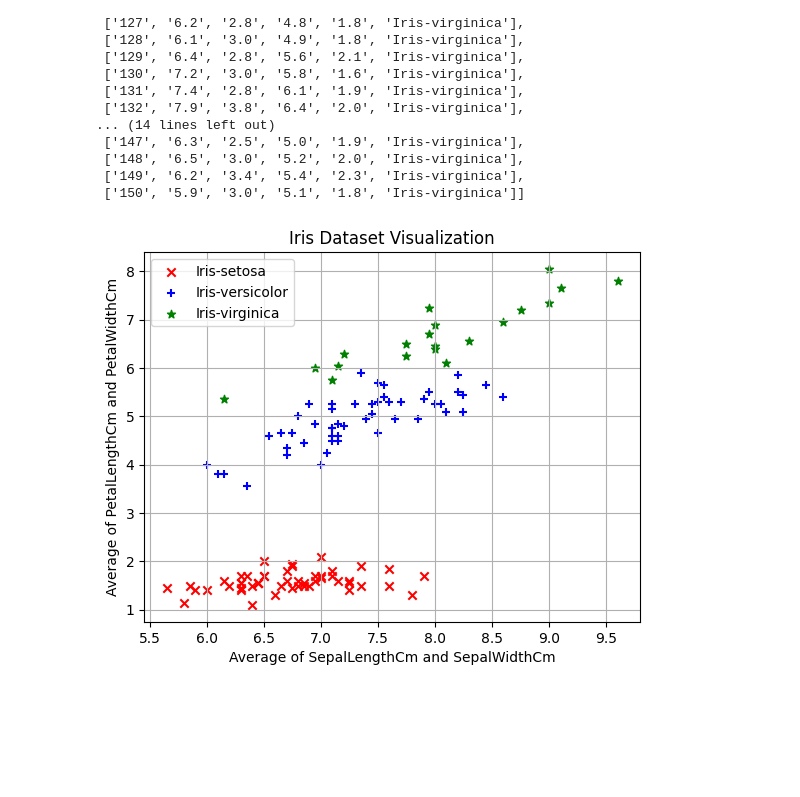
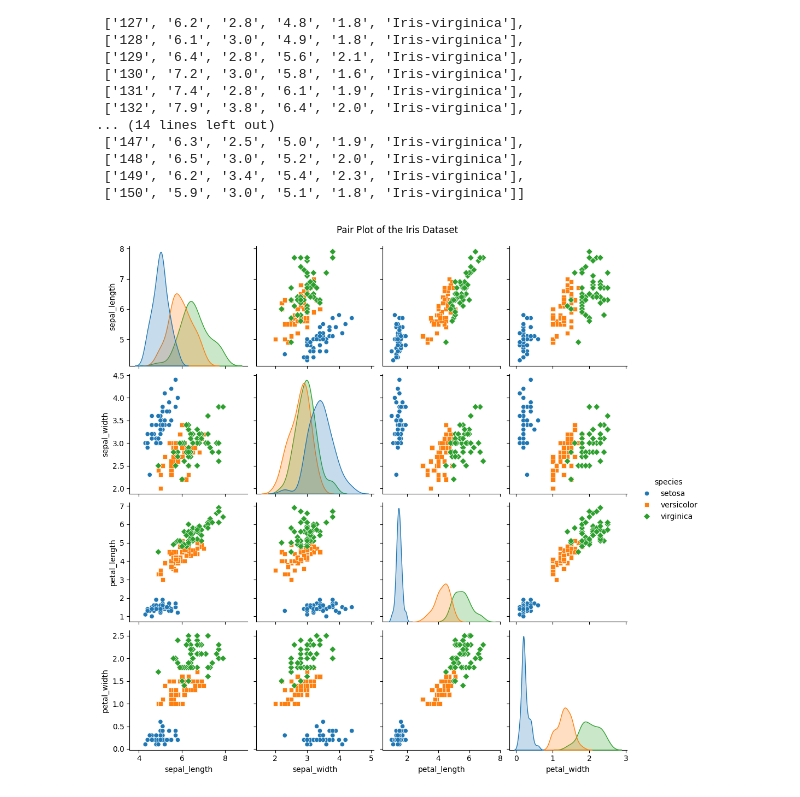
Before and after one commit to SuzaanAhmed/AAIML, a Jupyter notebook: knn_algo.ipynb, the cells around one changed output. Saved outputs shown, nothing was run; the diff lists cells and outputs as text; code cells hidden in the pictures; blank space fills up the shorter version.

```diff
--- a/knn_algo.ipynb
+++ b/knn_algo.ipynb
@@ -62,38 +63,16 @@ test_data
  ['149', '6.2', '3.4', '5.4', '2.3', 'Iris-virginica'],
  ['150', '5.9', '3.0', '5.1', '1.8', 'Iris-virginica']]
 # %%
-plt.scatter(
-    [float(i[1]) + float(i[2]) / 2 for i in train_data if i[5] == "Iris-setosa"],
-    [float(i[3]) + float(i[4]) / 2 for i in train_data if i[5] == "Iris-setosa"],
-    color='red',
-    label='Iris-setosa',
-    marker='x'
-)
+iris_df = sns.load_dataset('iris')
 
+# --- 2. Create the Pair Plot ---
+# This single line of code generates the entire grid of plots.
+# 'hue="species"' tells Seaborn to color the data points based on the flower species,
+# which allows us to see the relationships for each class.
+sns.pairplot(iris_df, hue='species', markers=["o", "s", "D"])
 
-plt.scatter(
-    [float(i[1]) + float(i[2]) / 2 for i in train_data if i[5] == "Iris-versicolor"],
-    [float(i[3]) + float(i[4]) / 2 for i in train_data if i[5] == "Iris-versicolor"],
-    color='blue',
-    label='Iris-versicolor',
-    marker='+'
-)
-
-
-plt.scatter(
-    [float(i[1]) + float(i[2]) / 2 for i in train_data if i[5] == "Iris-virginica"],
-    [float(i[3]) + float(i[4]) / 2 for i in train_data if i[5] == "Iris-virginica"],
-    color='green',
-    label='Iris-virginica',
-    marker='*'
-)
-
-plt.xlabel(f"Average of {labels[0][1]} and {labels[0][2]}")
-plt.ylabel(f"Average of {labels[0][3]} and {labels[0][4]}")
-
-plt.title('Iris Dataset Visualization')
-plt.legend()
-plt.grid(True)
+# --- 3. Display the Plot ---
+plt.suptitle('Pair Plot of the Iris Dataset', y=1.02) # Add a title above the plot
 plt.show()
 # %% [output]
-[figure, old version]
+[figure, new version]
```
Also changed, not shown: parts of 1 cell of this notebook, 1 other file.
